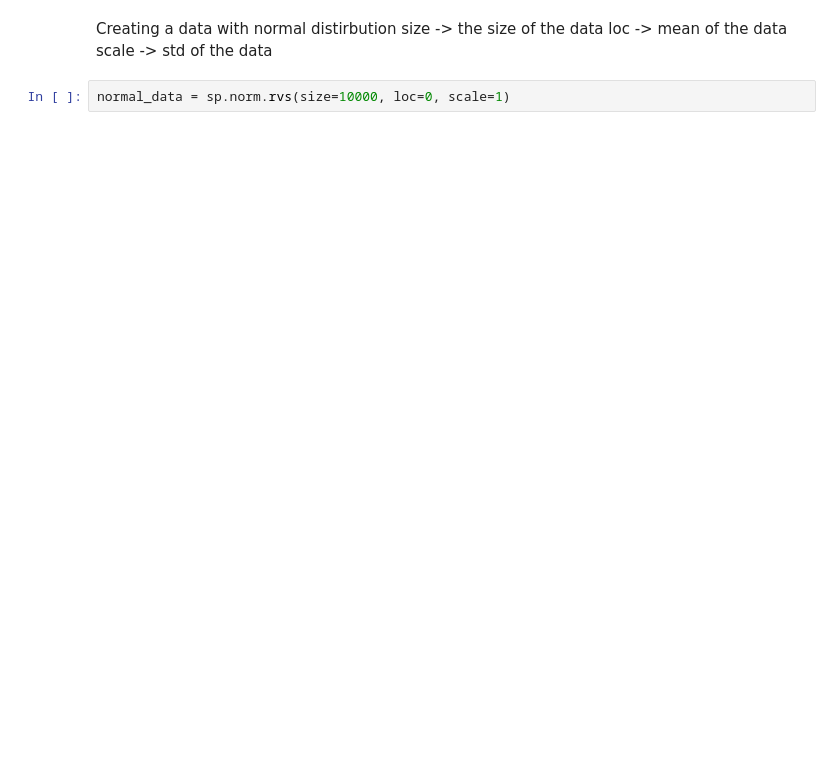
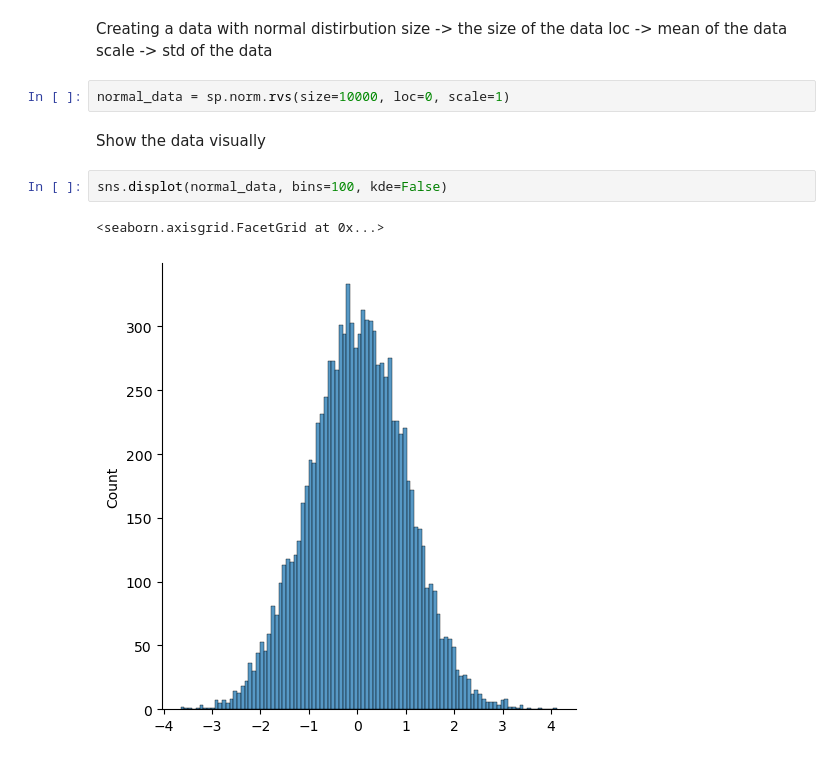
Before and after one commit to BeziKaviani/data-science-ml-learning-path, a Jupyter notebook: 02-descriptive-statistics/descriptive_methods.ipynb, the cells around one changed output. Drawn from its saved outputs; the diff is of its cells as text; blank space fills up the shorter version.

Commit message:
display the normal data visually

```diff
--- a/02-descriptive-statistics/descriptive_methods.ipynb
+++ b/02-descriptive-statistics/descriptive_methods.ipynb
@@ -152,3 +152,10 @@ loc -> mean of the data
 scale -> std of the data
 # %%
 normal_data = sp.norm.rvs(size=10000, loc=0, scale=1)
+# %% [markdown]
+Show the data visually
+# %%
+sns.displot(normal_data, bins=100, kde=False)
+# %% [output]
+<seaborn.axisgrid.FacetGrid at 0x...>
+[figure, added]
```
